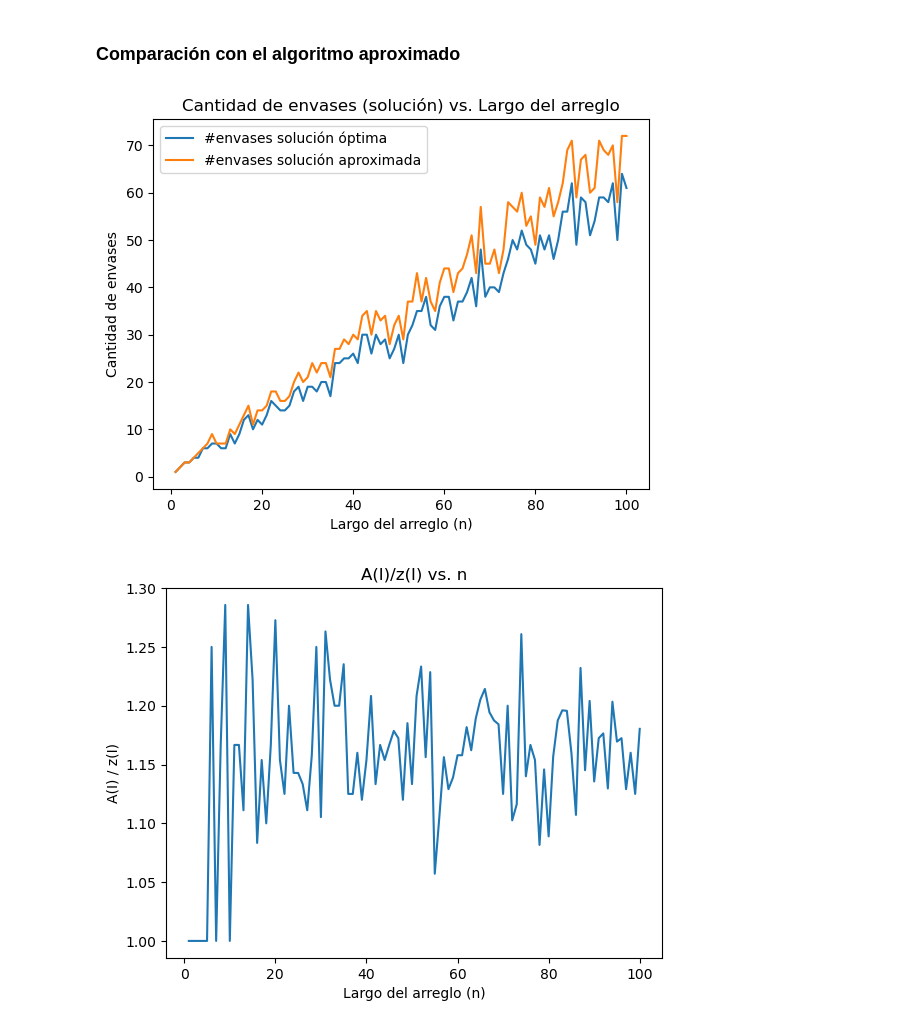
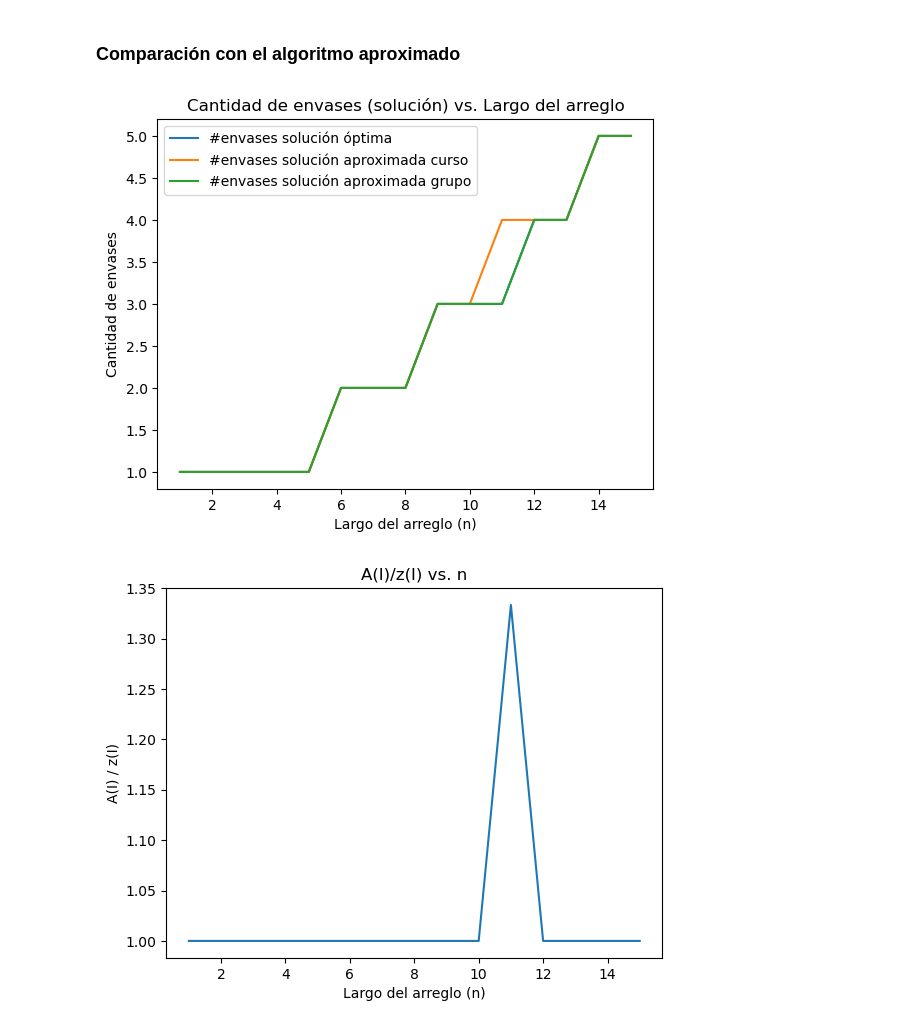
Before and after one commit to MartinUgarte/TDA-TP2, a Jupyter notebook: mediciones.ipynb, the cells around one changed output. Drawn from its saved outputs; the diff is of its cells as text; code cells hidden in the pictures.

```diff
--- a/mediciones.ipynb
+++ b/mediciones.ipynb
@@ -11,2 +10,4 @@ from aproximacionCurso.aproximacion_curso import empaquetamiento_aproximado
+# %%
+T = [0.02,0.03,0.135,0.758,0.011,0.05,0.077,0.683,0.939,0.038,0.165,0.224,0.152,0.918,0.049,0.485,0.551,0.79,0.69,0.21,0.097,0.345,0.655,0.962,0.291,0.449,0.164,0.023,0.039]
 # %% [markdown]
 ### Funciones
@@ -16,8 +14,10 @@ def generar_arreglo_aleatorio(n):
 # %%
-def obtener_tiempos(n_max):
+def obtener_soluciones(n_max, empaquetamiento):
     tiempos = []
+    cantidades  = []
     for i in range(1, n_max + 1):
-        arreglo = generar_arreglo_aleatorio(i)
-        _, tiempo = empaquetamiento_fb(arreglo)
+        arreglo = T[:i]
+        solucion, tiempo = empaquetamiento(arreglo)
         tiempos.append(tiempo)
-    return tiempos
+        cantidades.append(len(solucion))
+    return cantidades, tiempos
@@ -35,12 +24,19 @@ def obtener_cantidades(n_max):
 # %% [markdown]
 ### Gráfico
 # %%
-n_max = 100
+n_max = len(T)
 cantidades = [i for i in range(1, n_max + 1)]
 # %%
-tiempos = obtener_tiempos(n_max)
-plt.plot(cantidades, tiempos)
+cantidades_sol_exacta, tiempos_sol_exacta = obtener_soluciones(n_max, empaquetamiento_fb)
+cantidades_sol_aprox_curso, tiempos_sol_aprox_curso = obtener_soluciones(n_max, empaquetamiento_aproximado_curso)
+cantidades_sol_aprox_grupo, tiempos_sol_aprox_grupo = obtener_soluciones(n_max, empaquetamiento_aproximado_grupo)
+
+plt.plot(cantidades, tiempos_sol_exacta, label='Solución Exacta')
+plt.plot(cantidades, tiempos_sol_aprox_curso, label='Solución Aprox. Curso')
+plt.plot(cantidades, tiempos_sol_aprox_grupo, label='Solución Aprox. Grupo')
+
 plt.title('Tiempo de ejecución en función de n')
 plt.xlabel('Largo del arreglo (n)')
 plt.ylabel('Tiempo de ejecución')
+plt.legend()
 plt.show()
@@ -49,23 +43,23 @@ plt.show()
 # %% [markdown]
 ### Comparación con el algoritmo aproximado
 # %%
-cantidades_solucion_optima, cantidades_solucion_aproximada = obtener_cantidades(n_max)
-plt.plot(cantidades, cantidades_solucion_optima, label='#envases solución óptima')
-plt.plot(cantidades, cantidades_solucion_aproximada, label='#envases solución aproximada')
+plt.plot(cantidades, cantidades_sol_exacta, label='#envases solución óptima')
+plt.plot(cantidades, cantidades_sol_aprox_curso, label='#envases solución aproximada curso')
+plt.plot(cantidades, cantidades_sol_aprox_grupo, label='#envases solución aproximada grupo')
 plt.title('Cantidad de envases (solución) vs. Largo del arreglo')
 plt.xlabel('Largo del arreglo (n)')
 plt.ylabel('Cantidad de envases')
 plt.legend()
 plt.show()
 # %% [output]
-[figure, old version]
+[figure, new version]
 # %%
-cocientes = [cantidades_solucion_aproximada[i] / cantidades_solucion_optima[i] for i in range(n_max)]
+cocientes = [cantidades_sol_aprox_curso[i] / cantidades_sol_exacta[i] for i in range(n_max)]
 plt.plot(cantidades, cocientes)
 
 plt.title('A(I)/z(I) vs. n')
 plt.xlabel('Largo del arreglo (n)')
 plt.ylabel('A(I) / z(I)')
 plt.show()
 # %% [output]
-[figure, old version]
+[figure, new version]
```
Also changed, not shown: parts of 4 cells of this notebook, 7 other files.
